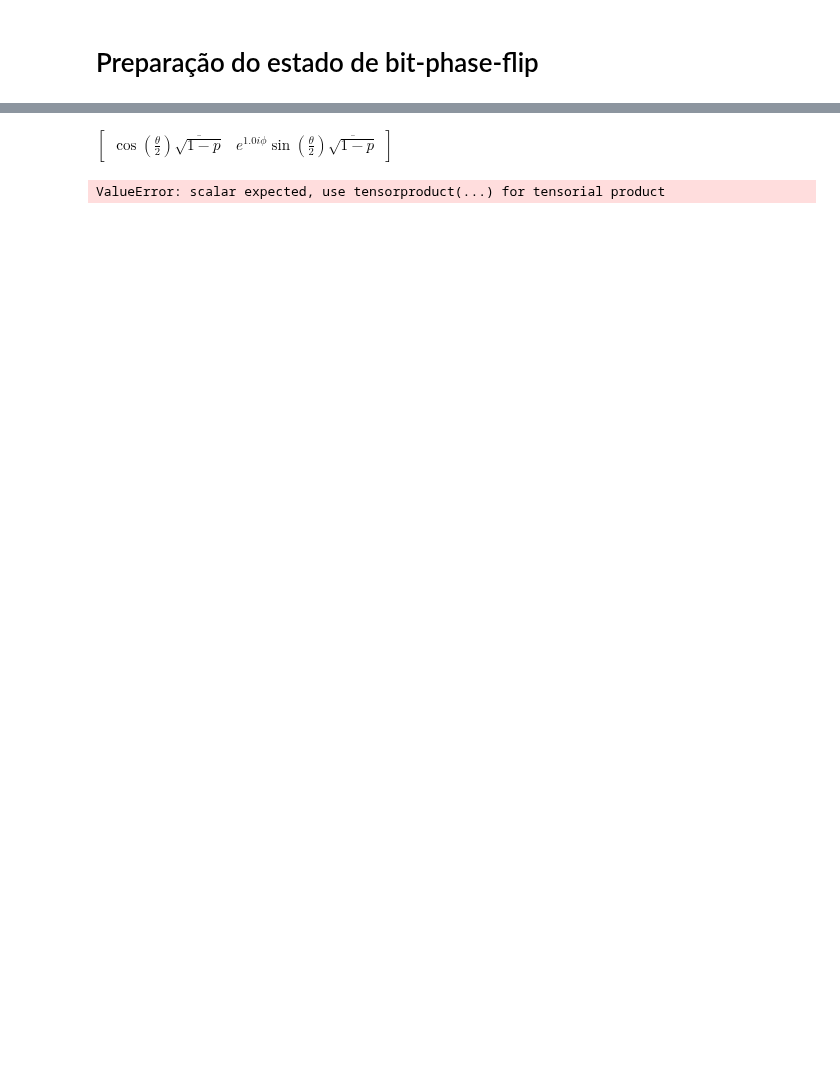
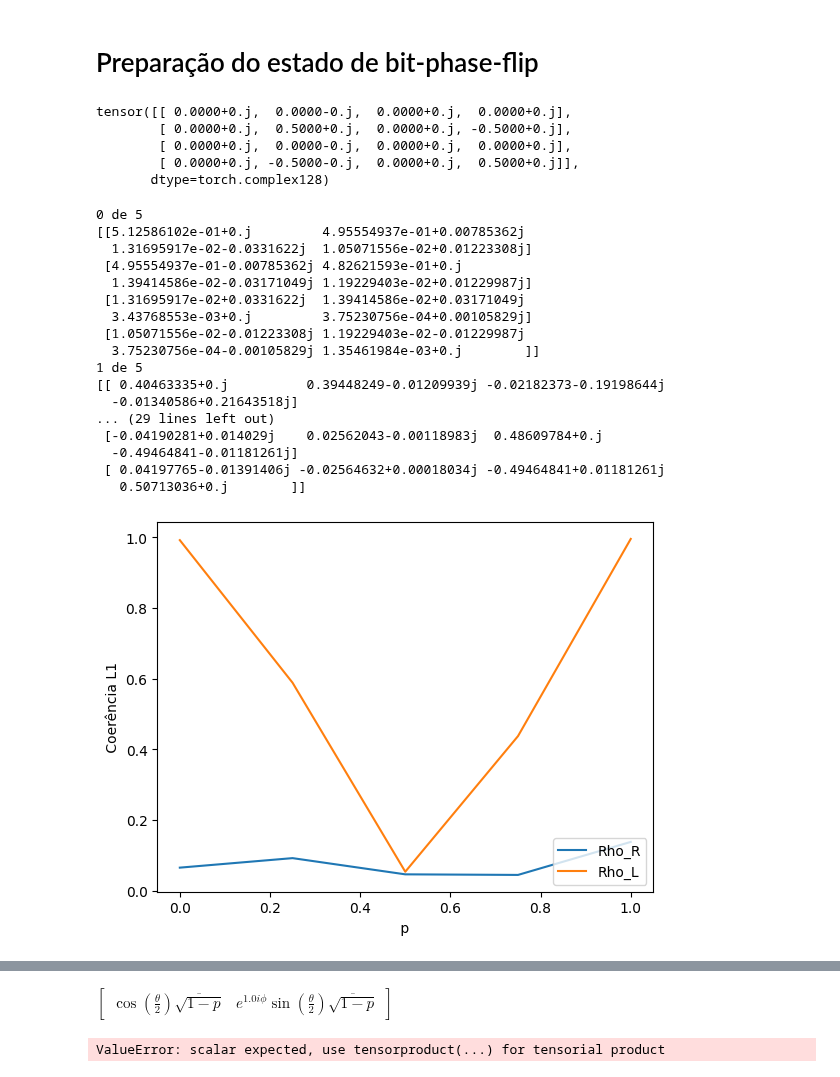
Before and after one commit to SchultzVV/Runtime-qiskit, a Jupyter notebook: bit-phase-flip.ipynb, the cells around one changed output, grey strips where cells are left out. Saved outputs shown, nothing was run; the diff lists cells and outputs as text; code cells hidden in the pictures; blank space fills up the shorter version.

```diff
--- a/bit-phase-flip.ipynb
+++ b/bit-phase-flip.ipynb
@@ -1,2 +1,47 @@
 # %% [markdown]
 # Preparação do estado de bit-phase-flip
+# %%
+from sympy import cos, sin, sqrt, pi, Matrix, Symbol, exp, print_latex, simplify
+from sympy.physics.quantum import TensorProduct, Dagger
+import numpy as np
+from numpy import linspace
+import matplotlib.pyplot as plt
+import math
+from theoric.tools import *
+import torch
+from torch import tensor
+
+theta = Symbol('theta',real=True)
+phi = Symbol('phi',real=True)
+gamma = Symbol('gamma',real=True, positive=True)
+p = Symbol('p',real=True, positive=True)
+
+
+
+def calculated_rho_AB(theta, phi, p):
+    state = Matrix([[(sqrt(1-p)*(cos(theta/2))),
+                    (-1j*sqrt(p)*exp(1j*phi)*sin(theta/2)),
+                    (sqrt(1-p)*exp(1j*phi)*sin(theta/2)),
+                    (1j*sqrt(p)*cos(theta/2))]])
+    M_numpy = np.array(state.tolist(), dtype=np.complex64)
+    return M_numpy
+
+def get_target_op(func_estado):
+    state1 = simplify(func_estado)
+    state2 = np.zeros(4,dtype=complex)
+    aux = 0
+    for i in state1[0]:
+        state2[aux] = i
+        aux += 1
+    target_op = np.outer(state2.conj(), state2)
+    target_op = tensor(target_op)
+    return target_op
+# %%
+a = get_target_op(calculated_rho_AB(pi/2, 0, 1))
+a
+# %% [output]
+tensor([[ 0.0000+0.j,  0.0000-0.j,  0.0000+0.j,  0.0000+0.j],
+        [ 0.0000+0.j,  0.5000+0.j,  0.0000+0.j, -0.5000+0.j],
+        [ 0.0000+0.j,  0.0000-0.j,  0.0000+0.j,  0.0000+0.j],
+        [ 0.0000+0.j, -0.5000-0.j,  0.0000+0.j,  0.5000+0.j]],
+       dtype=torch.complex128)
@@ -2,0 +103,23 @@
+# %%
+list_p = [0]
+list_p = np.linspace(0,1,5)
+run_calcs(list_p, 40)
+# %% [output]
+0 de 5
+[[5.12586102e-01+0.j         4.95554937e-01+0.00785362j
+  1.31695917e-02-0.0331622j  1.05071556e-02+0.01223308j]
+ [4.95554937e-01-0.00785362j 4.82621593e-01+0.j
+  1.39414586e-02-0.03171049j 1.19229403e-02+0.01229987j]
+ [1.31695917e-02+0.0331622j  1.39414586e-02+0.03171049j
+  3.43768553e-03+0.j         3.75230756e-04+0.00105829j]
+ [1.05071556e-02-0.01223308j 1.19229403e-02-0.01229987j
+  3.75230756e-04-0.00105829j 1.35461984e-03+0.j        ]]
+1 de 5
+[[ 0.40463335+0.j          0.39448249-0.01209939j -0.02182373-0.19198644j
+  -0.01340586+0.21643518j]
+... (29 lines left out)
+ [-0.04190281+0.014029j    0.02562043-0.00118983j  0.48609784+0.j
+  -0.49464841-0.01181261j]
+ [ 0.04197765-0.01391406j -0.02564632+0.00018034j -0.49464841+0.01181261j
+   0.50713036+0.j        ]]
+[figure, added]
```
Also changed, not shown: parts of 6 cells of this notebook, 4 other files.
